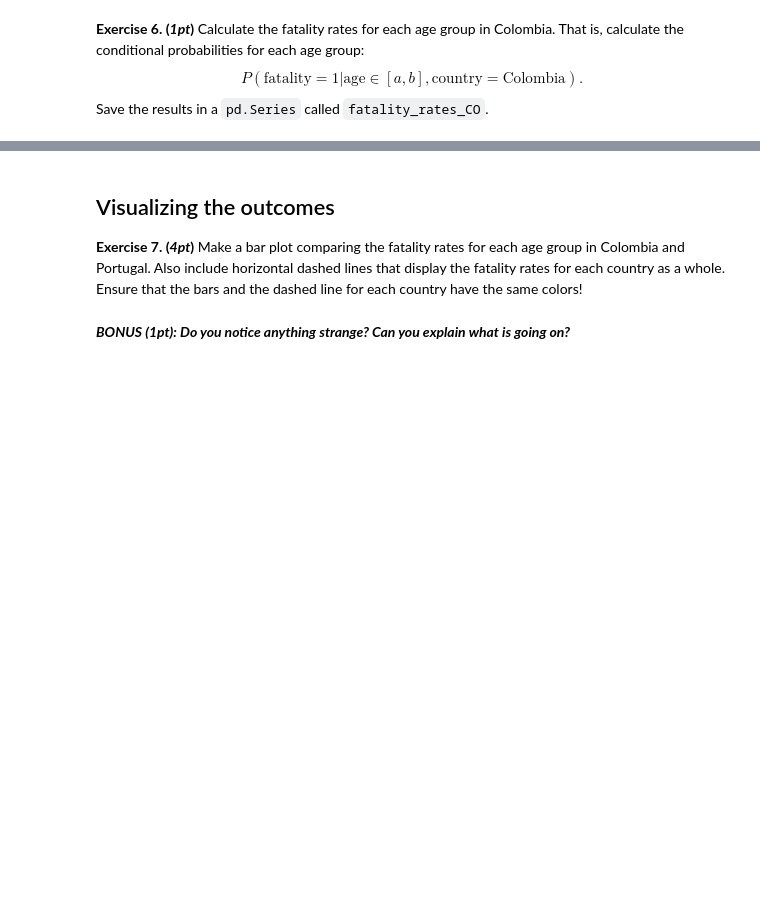
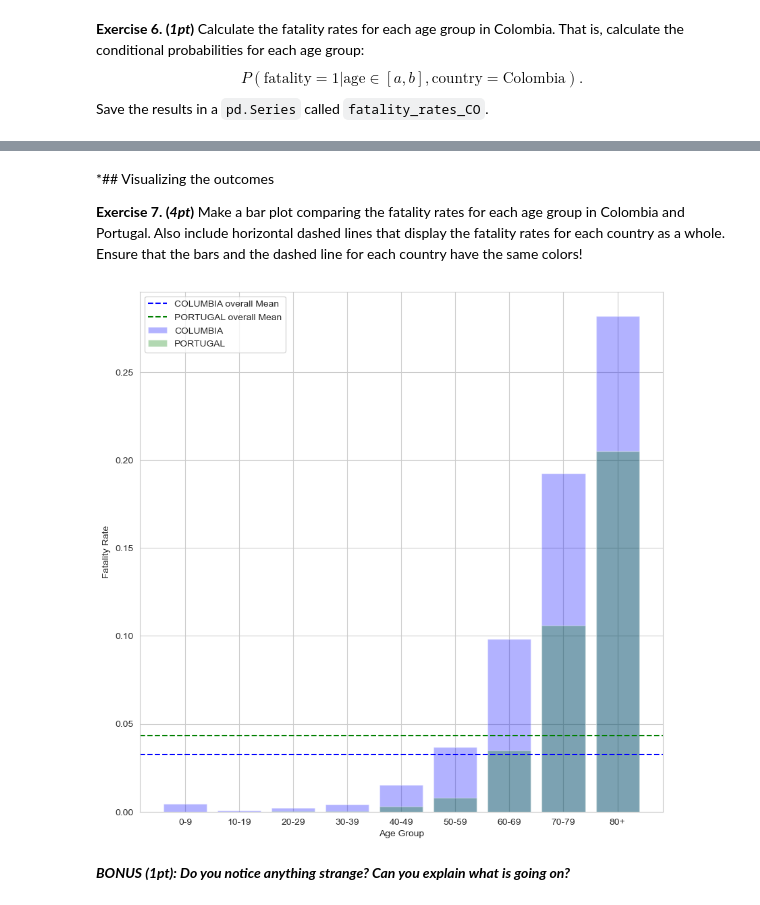
Before and after one commit to Tiimeeeyy/PrinciplesOfDataScience, a Jupyter notebook: Assignment1/HA1_Comparing_COVID_Fatalities.ipynb, the cells around one changed output, grey strips where cells are left out. Cells and saved outputs as stored; diff of their text form; code cells hidden in the pictures; blank space fills up the shorter version.

```diff
--- a/Assignment1/HA1_Comparing_COVID_Fatalities.ipynb
+++ b/Assignment1/HA1_Comparing_COVID_Fatalities.ipynb
@@ -69,0 +96,9 @@ SyntaxError: invalid syntax (3197584905.py, line 3)
+# %%
+## YOUR CODE HERE
+# Replace function was done with the help of AI
+# Create mapping to convert String to float
+# After doing the other exercises i realized i had to add additional mappings since there are more values
+mapping = {"Fallecido" : 1,  "Asintomático" : 0, "Moderado" : 0, "Grave" : 0, "leve" : 0, "LEVE" : 0,"Leve " : 0, 'Leve                                                                                                                                                                                                    ' : 0, 'Leve' : 0, "NaN" : 0, "Moderado " : 0}
+# Replace the values
+df_CO["fatality"] = df_CO["Estado"].replace(mapping)
+df_CO["fatality"].unique()
@@ -71,7 +108,3 @@ SyntaxError: invalid syntax (3197584905.py, line 3)
 Next, we need to convert "Edad" (age), which is a quantitative variable in this data set, into age ranges, as in the Portugal data set.
 
 **Exercise 4. (*1pt*)** Add a column called "age" to the Colombian dataframe `df_CO`, which divided the "Edad" column into the following age ranges: `"0-9", "10-19", "20-29", "30-39", "40-49", "50-59", "60-69", "70-79", "80+"`
-# %%
-## YOUR CODE HERE
-
-df_CO["age"] =
@@ -79,0 +111,6 @@ SyntaxError: invalid syntax (4083037826.py, line 3)
+# %%
+## YOUR CODE HERE
+bins = [0,9, 19, 29, 39,49, 59, 69, 79, 100]
+labels = ["0-9", "10-19", "20-29", "30-39", "40-49", "50-59", "60-69", "70-79", "80+"]
+df_CO["age"] = pd.cut(df_CO["Edad"], bins = bins, labels=labels, include_lowest=True)
+df_CO
@@ -92,7 +146,8 @@ $$P(\text{fatality} = 1 | \text{age}\in[a,b], \text{country}=\text{Colombia}).$$
 Save the results in a `pd.Series` called `fatality_rates_CO`.
 # %%
 ## YOUR CODE HERE
-
-fatality_rates_CO =
+## Calculate the sum per age group
+grouped_CO = df_CO.groupby("age")["fatality"]
+fatality_rates_CO = grouped_CO.mean()
 fatality_rates_CO
 # %% [output]
@@ -100,4 +165,4 @@ SyntaxError: invalid syntax (3817647574.py, line 3)
 # %% [markdown]
-## Visualizing the outcomes
+*## Visualizing the outcomes
 
 **Exercise 7. (*4pt*)** Make a bar plot comparing the fatality rates for each age group in Colombia and Portugal. Also include horizontal dashed lines that display the fatality rates for each country as a whole. Ensure that the bars and the dashed line for each country have the same colors!
@@ -106,3 +169,22 @@ SyntaxError: invalid syntax (3817647574.py, line 3)
+# %%
+## YOUR CODE HERE
+plt.figure(figsize=(10,10))
+
+mean_overall_pt = df_PT["fatality"].mean()
+mean_overall_co = df_CO["fatality"].mean()
+
+plt.bar(fatality_rates_CO.index, fatality_rates_CO.values, color = "b", alpha = 0.3, label = "COLUMBIA")
+plt.bar(fatality_rates_PT.index, fatality_rates_PT.values, color = "g", alpha = 0.3, label = "PORTUGAL")
+
+plt.axhline(y = mean_overall_co, color = "b" , linestyle = "--", label = "COLUMBIA overall Mean")
+plt.axhline(y = mean_overall_pt, color = "g", linestyle = "--", label = "PORTUGAL overall Mean")
+plt.legend()
+plt.xlabel("Age Group")
+plt.ylabel("Fatality Rate")
+
+plt.show()
+# %% [output]
+[figure, added]
 # %% [markdown]
 ***BONUS (1pt): Do you notice anything strange? Can you explain what is going on?***
 # %% [markdown]
```
Also changed, not shown: parts of 17 cells of this notebook, 13 other files.
